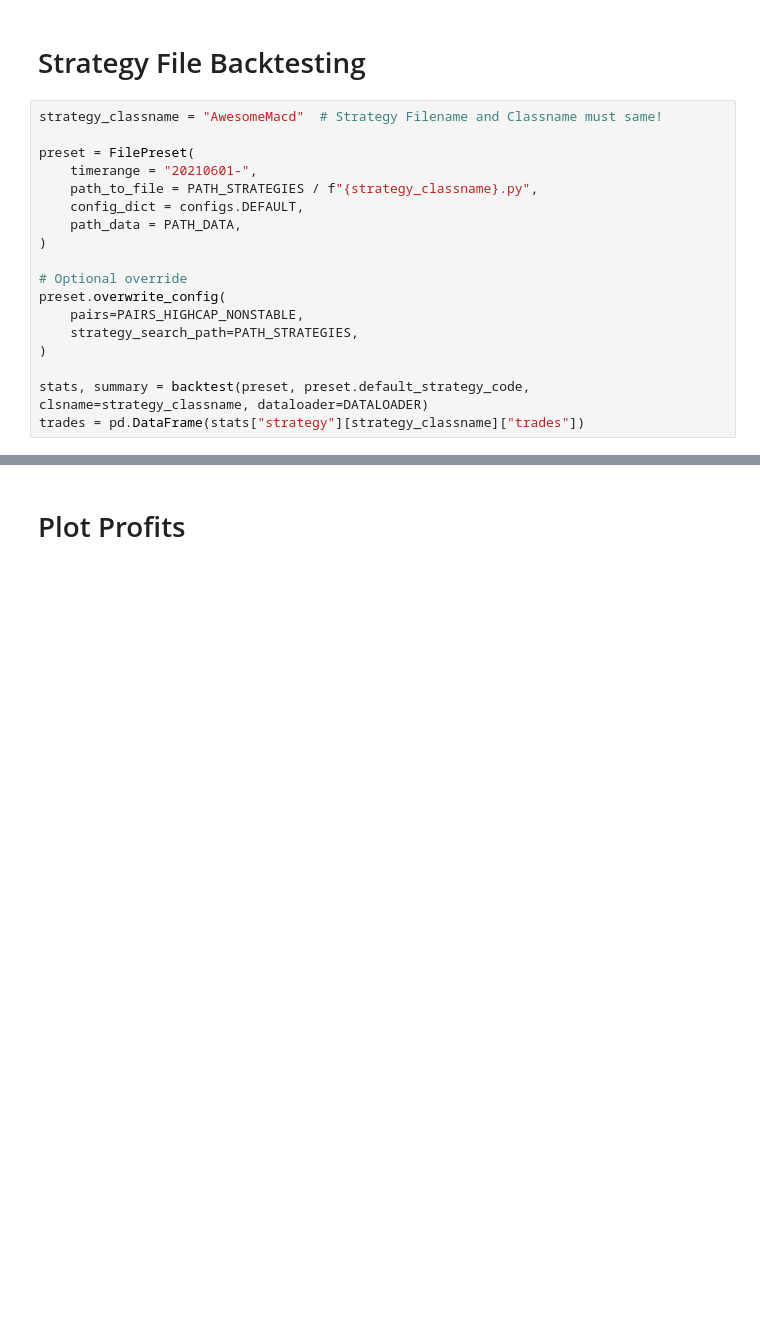
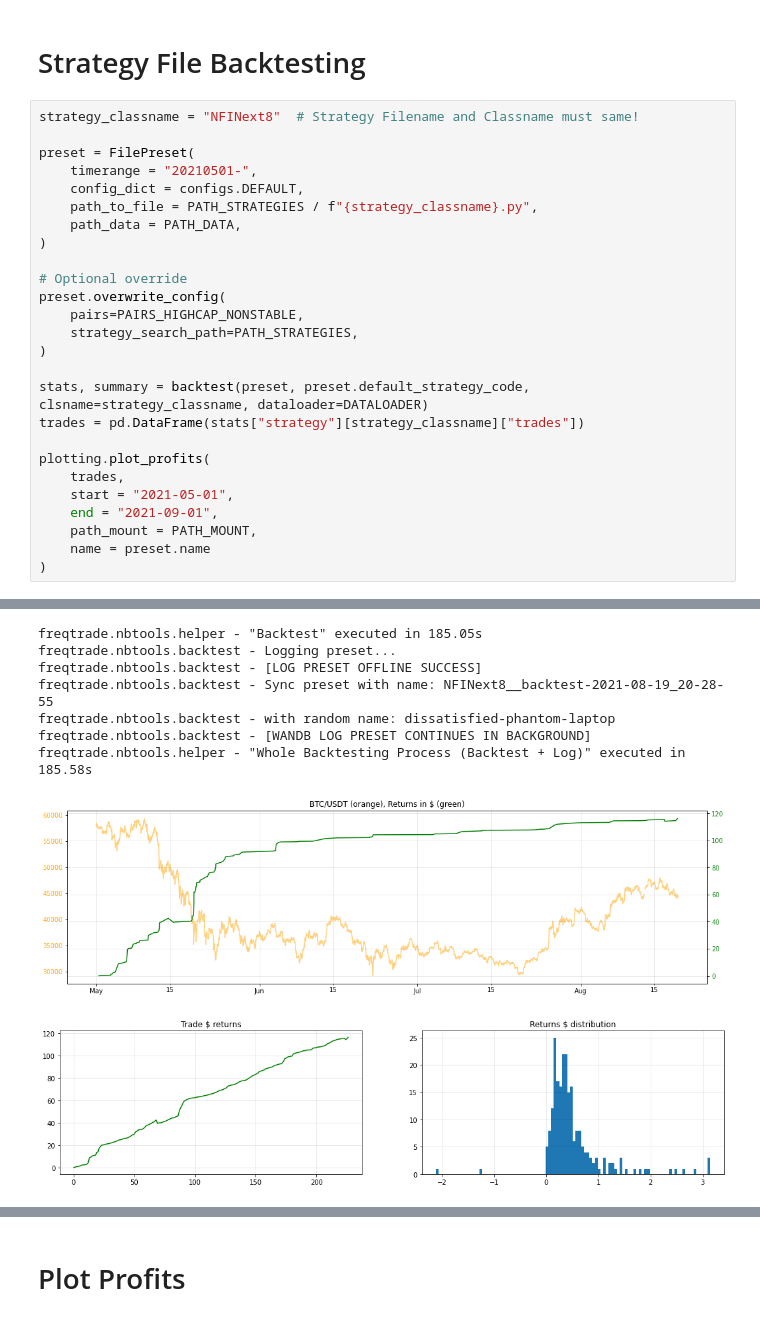
Before and after one commit to webclinic017/superft, a Jupyter notebook: notebooks/BT Strategy File.ipynb, the cells around one changed output, grey strips where cells are left out. Drawn from its saved outputs; the diff is of its cells as text; blank space fills up the shorter version.

```diff
--- a/notebooks/BT Strategy File.ipynb
+++ b/notebooks/BT Strategy File.ipynb
@@ -91,12 +92,12 @@ TrainCatBoostStrategy.py
 # %% [markdown]
 # Strategy File Backtesting
 # %%
-strategy_classname = "AwesomeMacd"  # Strategy Filename and Classname must same!
+strategy_classname = "NFINext8"  # Strategy Filename and Classname must same!
 
 preset = FilePreset(
-    timerange = "20210601-",
+    timerange = "20210501-",
+    config_dict = configs.DEFAULT,
     path_to_file = PATH_STRATEGIES / f"{strategy_classname}.py",
-    config_dict = configs.DEFAULT,
     path_data = PATH_DATA,
 )
 
@@ -108,4 +109,12 @@ preset.overwrite_config(
 
 stats, summary = backtest(preset, preset.default_strategy_code, clsname=strategy_classname, dataloader=DATALOADER)
 trades = pd.DataFrame(stats["strategy"][strategy_classname]["trades"])
+
+plotting.plot_profits(
+    trades,
+    start = "2021-05-01",
+    end = "2021-09-01",
+    path_mount = PATH_MOUNT,
+    name = preset.name
+)
 # %% [output]
@@ -128,0 +153,9 @@ freqtrade.nbtools.helper - "Whole Backtesting Process (Backtest + Log)" executed
+freqtrade.nbtools.helper - "Backtest" executed in 185.05s
+freqtrade.nbtools.backtest - Logging preset...
+freqtrade.nbtools.backtest - [LOG PRESET OFFLINE SUCCESS]
+freqtrade.nbtools.backtest - Sync preset with name: NFINext8__backtest-2021-08-19_20-28-55
+freqtrade.nbtools.backtest - with random name: dissatisfied-phantom-laptop
+freqtrade.nbtools.backtest - [WANDB LOG PRESET CONTINUES IN BACKGROUND]
+freqtrade.nbtools.helper - "Whole Backtesting Process (Backtest + Log)" executed in 185.58s
+[figure, added]
+[figure, added]
```
Also changed, not shown: parts of 6 cells of this notebook, 14 other files.
